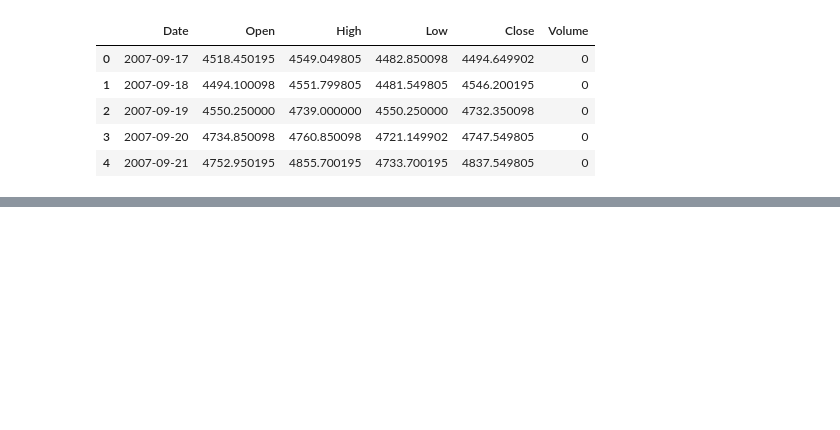
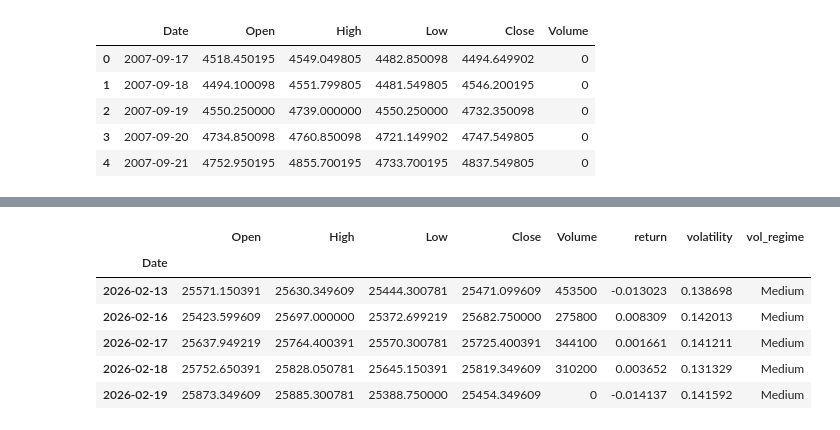
Before and after one commit to Anaemos/Vorticity, a Jupyter notebook: notebooks/eda_01.ipynb, the cells around one changed output, grey strips where cells are left out. Cells and saved outputs as stored; diff of their text form; code cells hidden in the pictures; blank space fills up the shorter version.

```diff
--- a/notebooks/eda_01.ipynb
+++ b/notebooks/eda_01.ipynb
@@ -12,0 +52,28 @@ df_raw.head()
+# %%
+import pandas as pd
+from src.labeling import (
+    add_returns,
+    add_volatility,
+    add_volatility_regime
+)
+
+df = pd.read_csv(
+    "../data/raw/nifty50.csv",
+    parse_dates=["Date"]
+)
+
+df.set_index("Date", inplace=True)
+
+df = add_returns(df)
+df = add_volatility(df, window=20)
+df = add_volatility_regime(df)
+
+df.tail()
+# %% [output]
+|  | Open | High | Low | Close | Volume | return | volatility | vol_regime |
+| Date |  |  |  |  |  |  |  |  |
+| 2026-02-13 | 25571.150391 | 25630.349609 | 25444.300781 | 25471.099609 | 453500 | -0.013023 | 0.138698 | Medium |
+| 2026-02-16 | 25423.599609 | 25697.000000 | 25372.699219 | 25682.750000 | 275800 | 0.008309 | 0.142013 | Medium |
+| 2026-02-17 | 25637.949219 | 25764.400391 | 25570.300781 | 25725.400391 | 344100 | 0.001661 | 0.141211 | Medium |
+| 2026-02-18 | 25752.650391 | 25828.050781 | 25645.150391 | 25819.349609 | 310200 | 0.003652 | 0.131329 | Medium |
+| 2026-02-19 | 25873.349609 | 25885.300781 | 25388.750000 | 25454.349609 | 0 | -0.014137 | 0.141592 | Medium |
```
Also changed, not shown: parts of 6 cells of this notebook, 1 other file.
